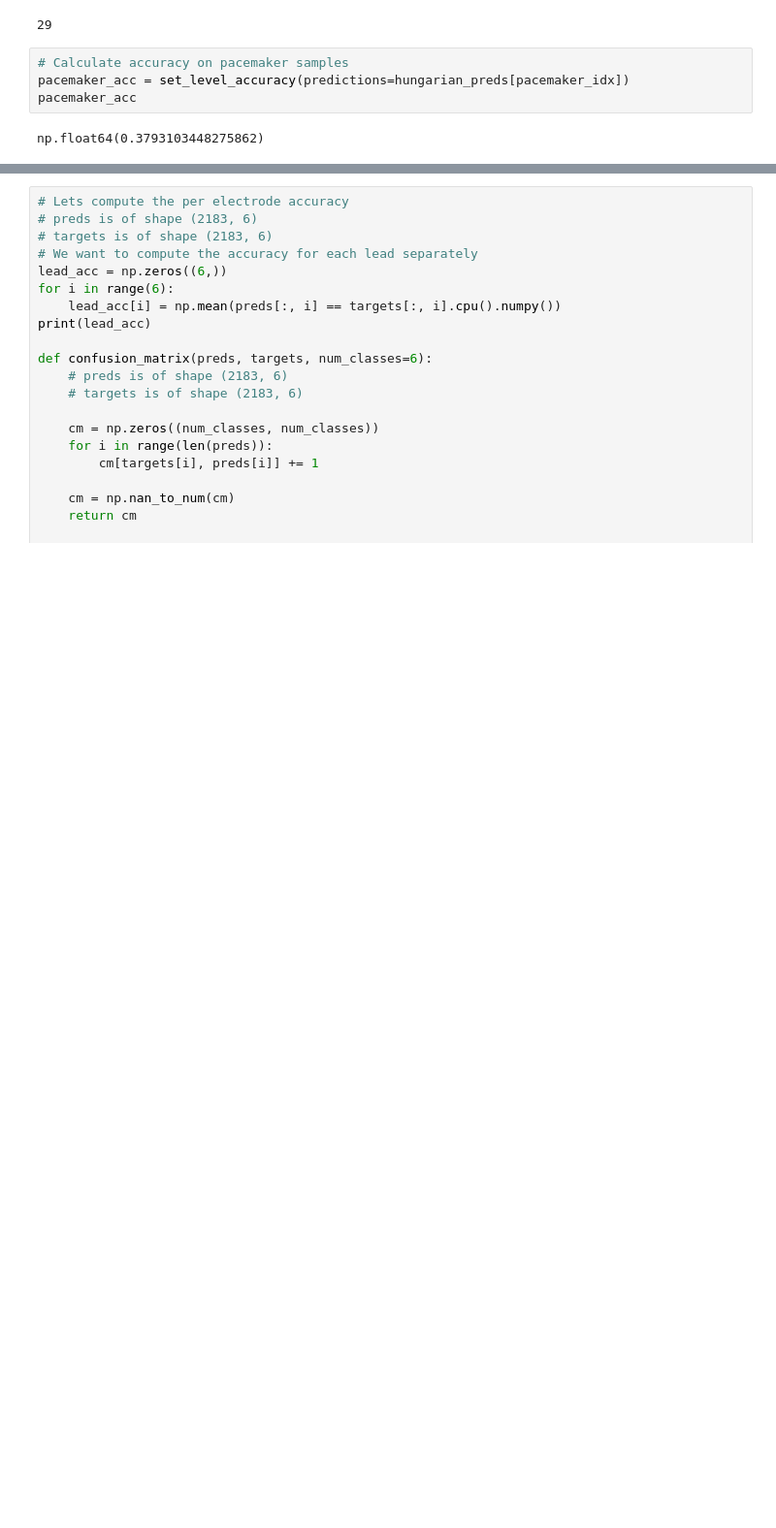
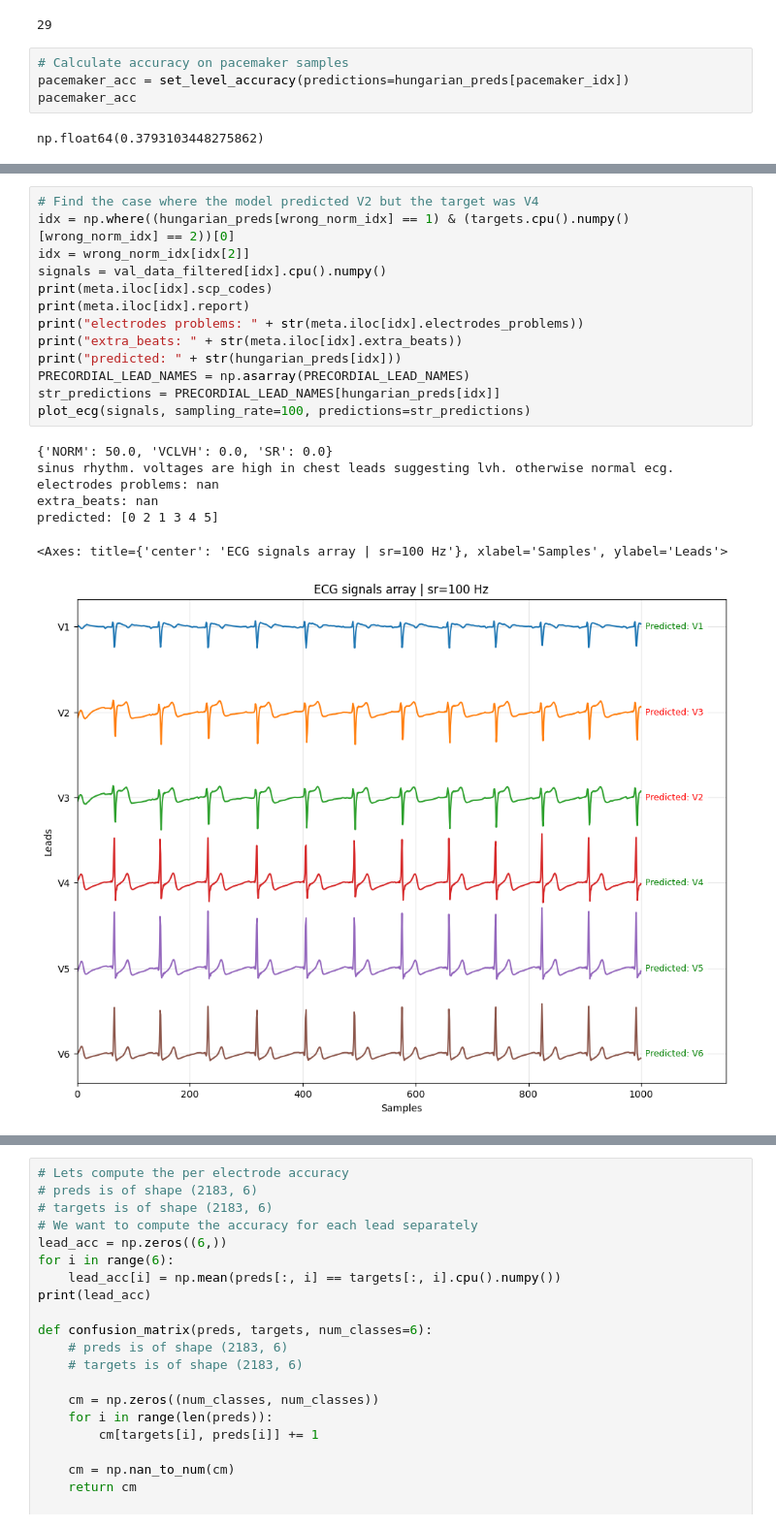
Before and after one commit to Nateml/bachelors_thesis, a Jupyter notebook: notebooks/exploratory/model_analysis.ipynb, the cells around one changed output, grey strips where cells are left out. Shown at 97% size. Cells and saved outputs as stored; diff of their text form; blank space fills up the shorter version.

```diff
--- a/notebooks/exploratory/model_analysis.ipynb
+++ b/notebooks/exploratory/model_analysis.ipynb
@@ -662,0 +721,21 @@ Name: 483, dtype: object
+# %%
+# Find the case where the model predicted V2 but the target was V4
+idx = np.where((hungarian_preds[wrong_norm_idx] == 1) & (targets.cpu().numpy()[wrong_norm_idx] == 2))[0]
+idx = wrong_norm_idx[idx[2]]
+signals = val_data_filtered[idx].cpu().numpy()
+print(meta.iloc[idx].scp_codes)
+print(meta.iloc[idx].report)
+print("electrodes problems: " + str(meta.iloc[idx].electrodes_problems))
+print("extra_beats: " + str(meta.iloc[idx].extra_beats))
+print("predicted: " + str(hungarian_preds[idx]))
+PRECORDIAL_LEAD_NAMES = np.asarray(PRECORDIAL_LEAD_NAMES)
+str_predictions = PRECORDIAL_LEAD_NAMES[hungarian_preds[idx]]
+plot_ecg(signals, sampling_rate=100, predictions=str_predictions)
+# %% [output]
+{'NORM': 50.0, 'VCLVH': 0.0, 'SR': 0.0}
+sinus rhythm. voltages are high in chest leads suggesting lvh. otherwise normal ecg.
+electrodes problems: nan
+extra_beats: nan
+predicted: [0 2 1 3 4 5]
+<Axes: title={'center': 'ECG signals array | sr=100 Hz'}, xlabel='Samples', ylabel='Leads'>
+[figure, added]
```
Also changed, not shown: parts of 18 cells of this notebook, 9 other files.
